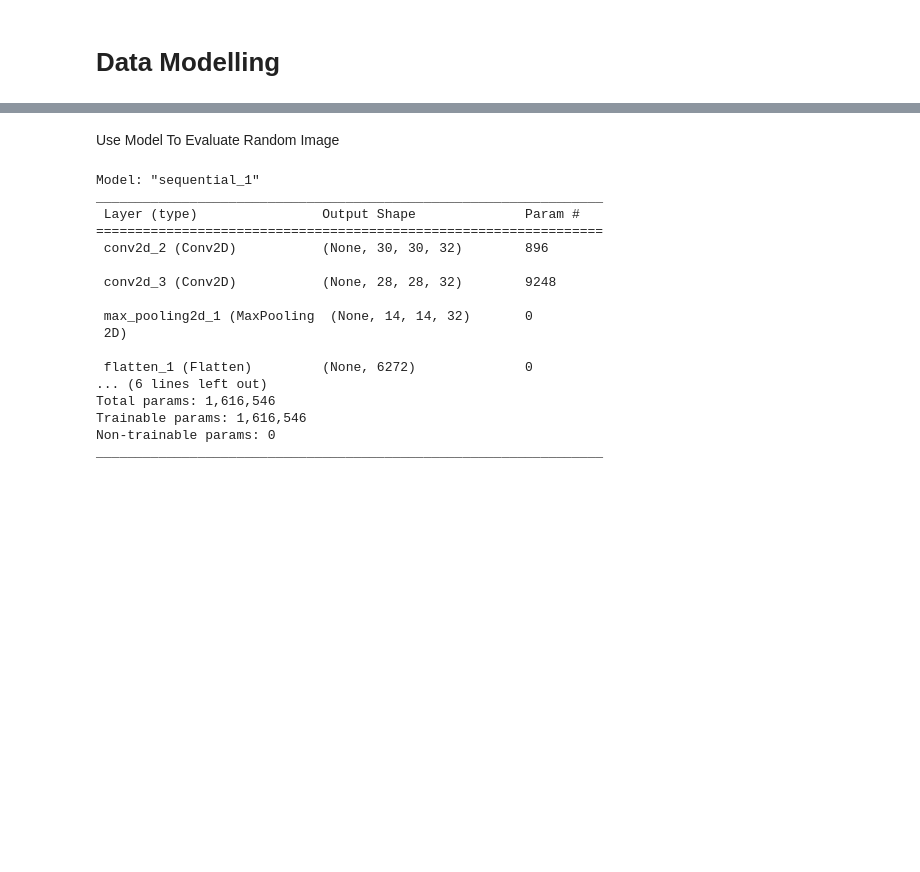
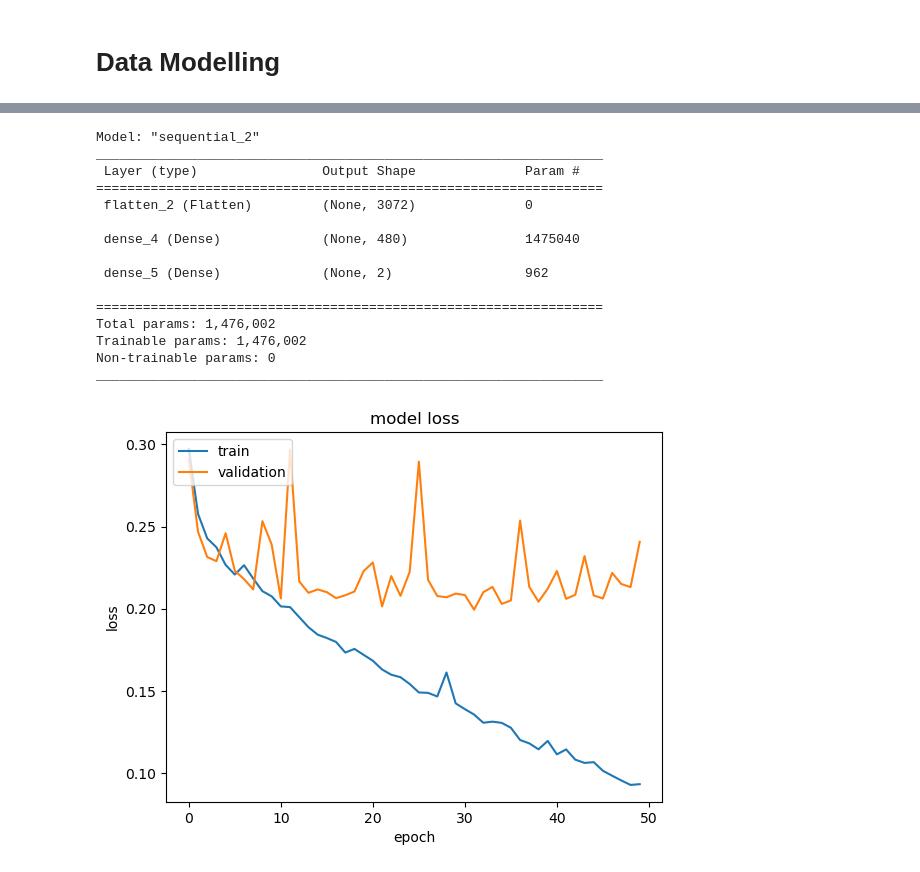
Before and after one commit to SyedKaz00/MSAPhaseThree, a Jupyter notebook: DataScience/skeleton-code/make-model.ipynb, the cells around one changed output, grey strips where cells are left out. Drawn from its saved outputs; the diff is of its cells as text; code cells hidden in the pictures; blank space fills up the shorter version.

```diff
--- a/DataScience/skeleton-code/make-model.ipynb
+++ b/DataScience/skeleton-code/make-model.ipynb
@@ -350,22 +410,20 @@ INFO:tensorflow:Assets written to: output\my_model\assets
-# %% [markdown]
-Use Model To Evaluate Random Image
-# %%
-model.summary()
-# %% [output]
-Model: "sequential_1"
-_________________________________________________________________
- Layer (type)                Output Shape              Param #
-=================================================================
- conv2d_2 (Conv2D)           (None, 30, 30, 32)        896
-
- conv2d_3 (Conv2D)           (None, 28, 28, 32)        9248
-
- max_pooling2d_1 (MaxPooling  (None, 14, 14, 32)       0
- 2D)
-
- flatten_1 (Flatten)         (None, 6272)              0
-... (6 lines left out)
-Total params: 1,616,546
-Trainable params: 1,616,546
-Non-trainable params: 0
-_________________________________________________________________
+# %%
+hypermodel.summary()
+plotLosses(history)
+# %% [output]
+Model: "sequential_2"
+_________________________________________________________________
+ Layer (type)                Output Shape              Param #
+=================================================================
+ flatten_2 (Flatten)         (None, 3072)              0
+
+ dense_4 (Dense)             (None, 480)               1475040
+
+ dense_5 (Dense)             (None, 2)                 962
+
+=================================================================
+Total params: 1,476,002
+Trainable params: 1,476,002
+Non-trainable params: 0
+_________________________________________________________________
+[figure, added]
```
Also changed, not shown: parts of 25 cells of this notebook, 1 other file.
